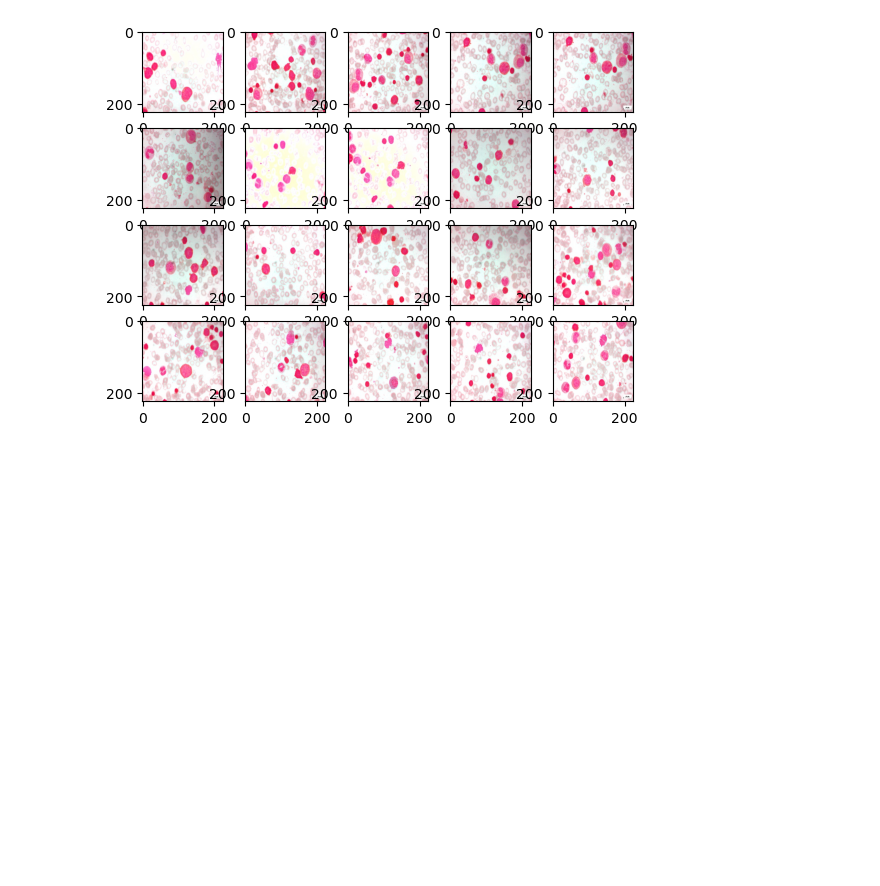
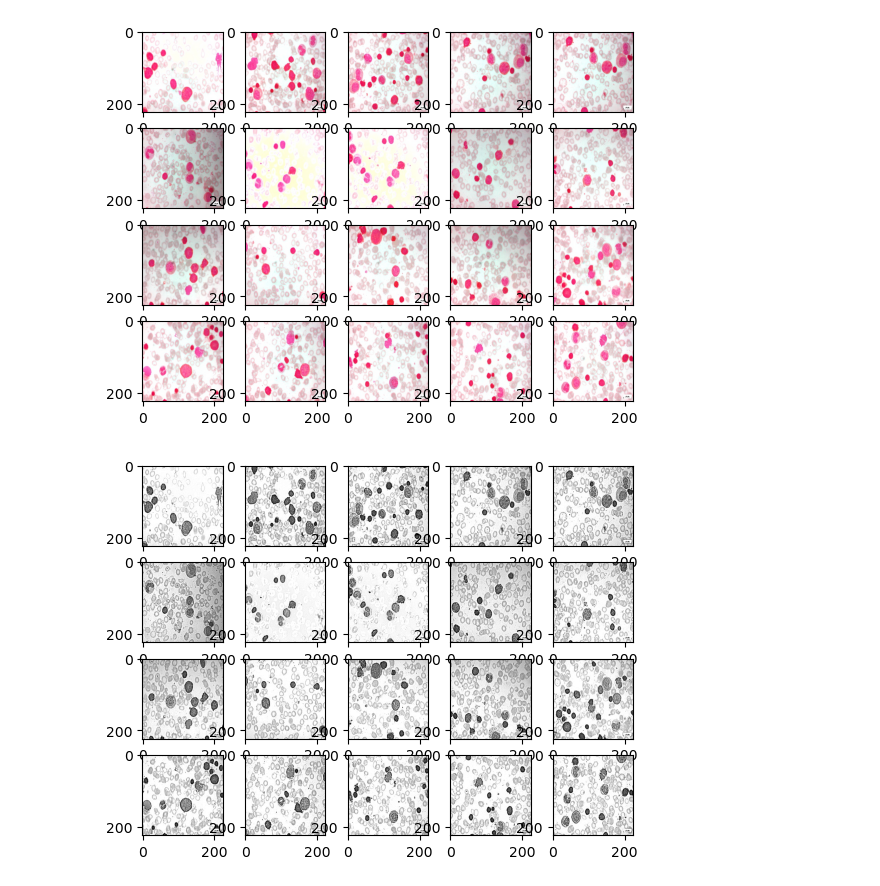
Before and after one commit to Fnriquel/281-Project, a Jupyter notebook: EDA.ipynb, the cells around one changed output. Saved outputs shown, nothing was run; the diff lists cells and outputs as text; code cells hidden in the pictures; blank space fills up the shorter version.

Commit message:
adding sharpening

```diff
--- a/EDA.ipynb
+++ b/EDA.ipynb
@@ -122,6 +122,10 @@ def get_images_processing(directory, processing='adaptive_histogram_equalization
                 img = adaptive_hist_eq(img)
             elif processing == 'histogram_normalization':
                 img = hist_norm(img)
+            elif processing == 'sharpening':
+                img = cv2.cvtColor(img, cv2.COLOR_BGR2GRAY)
+                kernel = np.array([[-1,-1,-1], [-1,9,-1], [-1,-1,-1]])
+                img = cv2.filter2D(img, -1, kernel)
             else:
                 img = img
 
@@ -136,6 +140,7 @@ In color images, each pixel is represented by a combination of red, green, and b
 # %%
 images_smooth=get_images_processing('Original','adaptive_histogram_equalization')
 images_color_norm=get_images_processing('Original','histogram_normalization')
+images_sharpening=get_images_processing('Original','sharpening')
 # %%
 print(np.shape(images_smooth))
 print(np.shape(images_color_norm))
@@ -157,3 +164,7 @@ show_images(images_smooth)
 show_images(images_color_norm)
 # %% [output]
 [figure]
+# %%
+show_images(images_sharpening)
+# %% [output]
+[figure, added]
```
Also changed, not shown: parts of 2 cells of this notebook.
